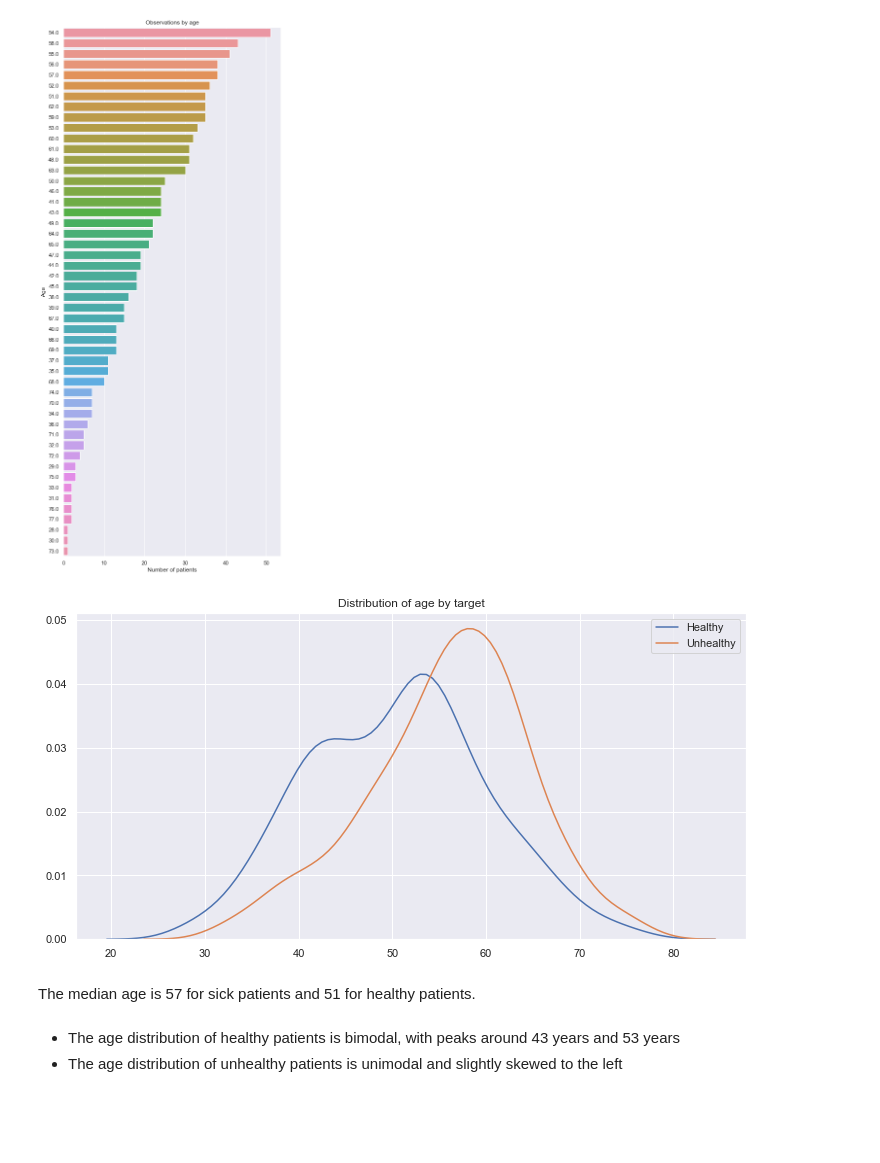
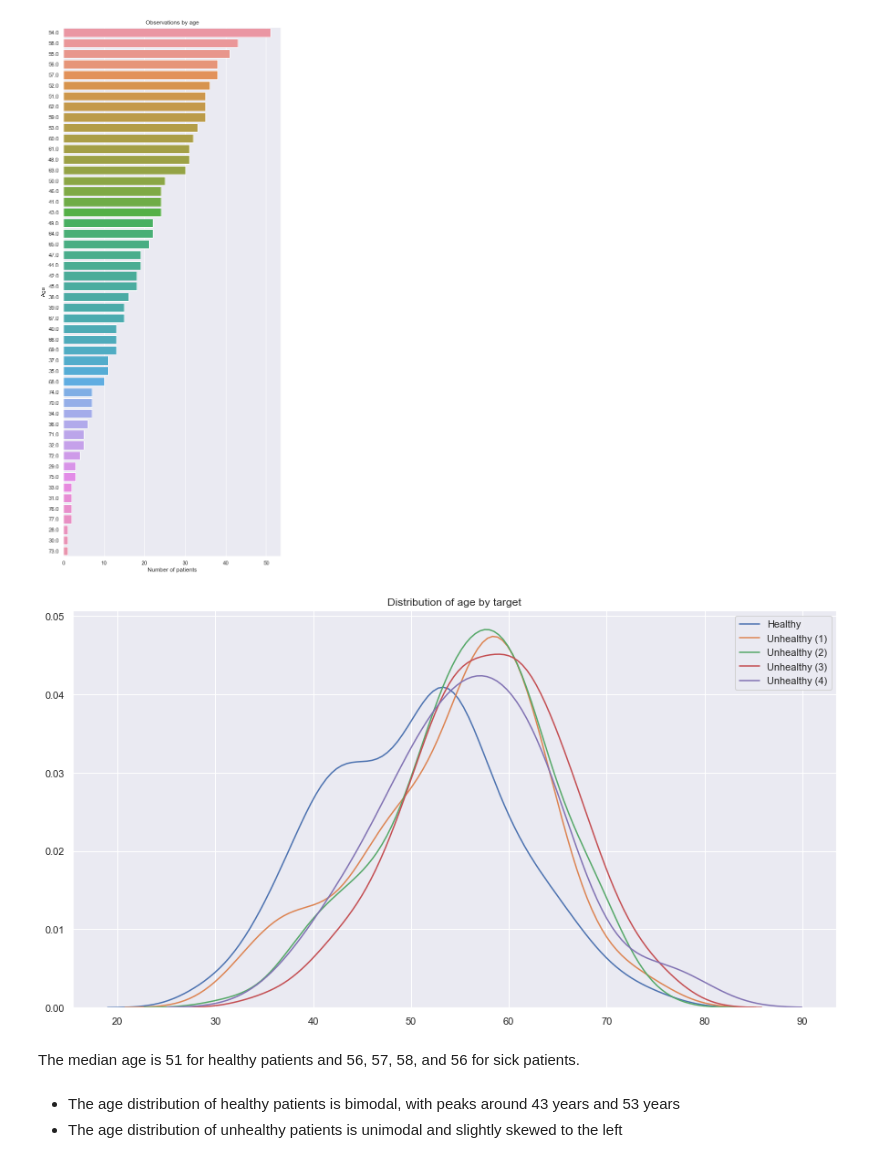
Before and after one commit to dimitraz/medical-data, a Jupyter notebook: Data Wrangling 2.ipynb, the cells around one changed output. Cells and saved outputs as stored; diff of their text form; code cells hidden in the pictures; blank space fills up the shorter version.

```diff
--- a/Data Wrangling 2.ipynb
+++ b/Data Wrangling 2.ipynb
@@ -45,7 +45,7 @@ import pandas as pd
 import numpy as np
 import matplotlib.pyplot as plt
 import seaborn as sns
-sns.set(rc={'figure.figsize':(12, 6)})
+sns.set(rc={'figure.figsize':(15, 8)})
 
 from IPython.display import Markdown
 # %% [markdown]
@@ -274,6 +274,6 @@ target
 - Some categories contain `-9`, which is the equivalent to a missing value. These were converted to NaNs when the data was read in
 # %%
 # Replace the categories 1, 2, 3, 4 with just 1
-df['target'] = df['target'].replace({0.0: 0, 1.0: 1, 2.0: 1, 3.0: 1, 4.0: 1}).astype('category')
+df['target'] = df['target'].replace({0.0: 0, 1.0: 1, 2.0: 2, 3.0: 3, 4.0: 4}).astype('category')
 df['target'].unique()
 # %% [output]
@@ -358,18 +361,22 @@ plt.show()
 [figure]
 # %%
 ax = sns.kdeplot(df[df.target == 0].age, label="Healthy")
-ax = sns.kdeplot(df[df.target == 1].age, label="Unhealthy")
+ax = sns.kdeplot(df[df.target == 1].age, label="Unhealthy (1)")
+ax = sns.kdeplot(df[df.target == 2].age, label="Unhealthy (2)")
+ax = sns.kdeplot(df[df.target == 3].age, label="Unhealthy (3)")
+ax = sns.kdeplot(df[df.target == 4].age, label="Unhealthy (4)")
+
 ax.set_title("Distribution of age by target")
 plt.show()
 # %% [output]
-[figure, old version]
+[figure, new version]
 # %%
-message = ("The median age is %d for sick patients and %d for healthy patients.\n" %
-(df[df.target == 1].age.median(), df[df.target == 0].age.median()))
+message = ("The median age is %d for healthy patients and %d, %d, %d, and %d for sick patients.\n" %
+(df[df.target == 0].age.median(), df[df.target == 1].age.median(), df[df.target == 2].age.median(), df[df.target == 3].age.median(), df[df.target == 4].age.median()))
 
 display(Markdown(message))
 # %% [output]
-The median age is 57 for sick patients and 51 for healthy patients.
+The median age is 51 for healthy patients and 56, 57, 58, and 56 for sick patients.
 # %% [markdown]
 * The age distribution of healthy patients is bimodal, with peaks around 43 years and 53 years
 * The age distribution of unhealthy patients is unimodal and slightly skewed to the left
```
Also changed, not shown: parts of 56 cells of this notebook, 3 other files.
